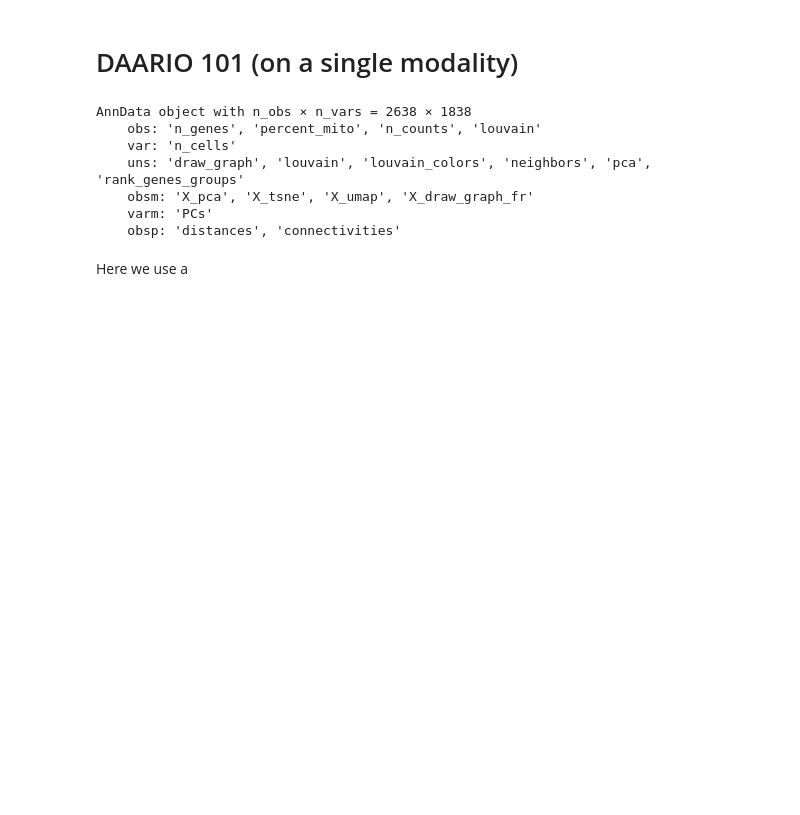
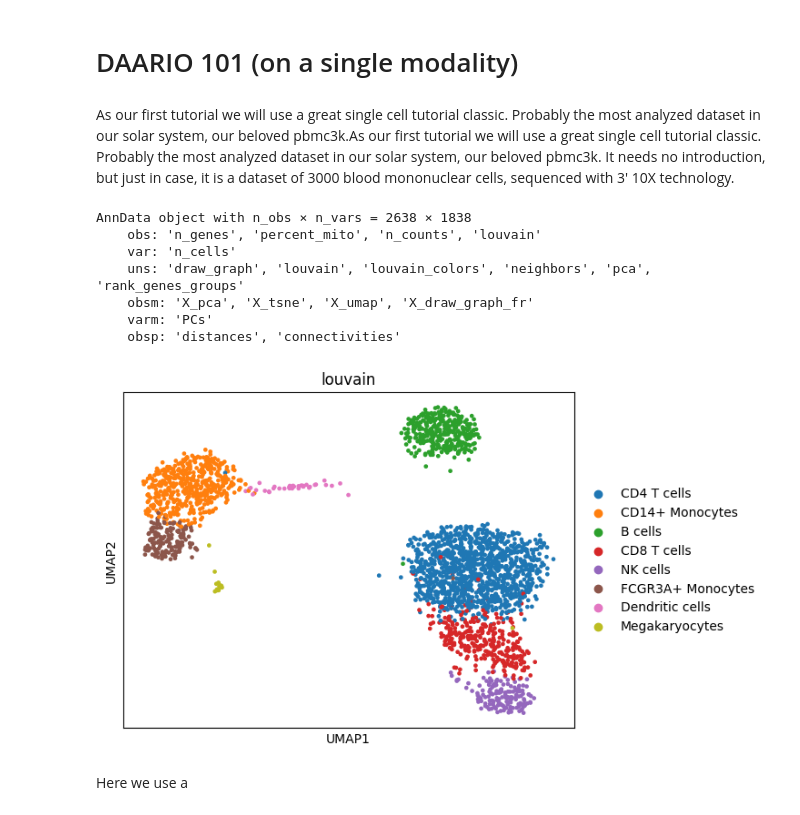
Before and after one commit to sottorivalab/midaa, a Jupyter notebook: docs/scRNA_single_modality.ipynb, the cells around one changed output. Cells and saved outputs as stored; diff of their text form; code cells hidden in the pictures; blank space fills up the shorter version.

```diff
--- a/docs/scRNA_single_modality.ipynb
+++ b/docs/scRNA_single_modality.ipynb
@@ -1,2 +1,4 @@
 # %% [markdown]
 # DAARIO 101 (on a single modality)
+# %% [markdown]
+As our first tutorial we will use a great single cell tutorial classic. Probably the most analyzed dataset in our solar system, our beloved pbmc3k.As our first tutorial we will use a great single cell tutorial classic. Probably the most analyzed dataset in our solar system, our beloved pbmc3k. It needs no introduction, but just in case, it is a dataset of 3000 blood mononuclear cells, sequenced with 3' 10X technology.
@@ -19,6 +27,10 @@ AnnData object with n_obs × n_vars = 2638 × 1838
     obsm: 'X_pca', 'X_tsne', 'X_umap', 'X_draw_graph_fr'
     varm: 'PCs'
     obsp: 'distances', 'connectivities'
+# %%
+sc.pl.umap(adata, color="louvain")
+# %% [output]
+[figure, added]
 # %% [markdown]
 Here we use a
 # %% [markdown]
```
Also changed, not shown: parts of 12 cells of this notebook, 9 other files.
